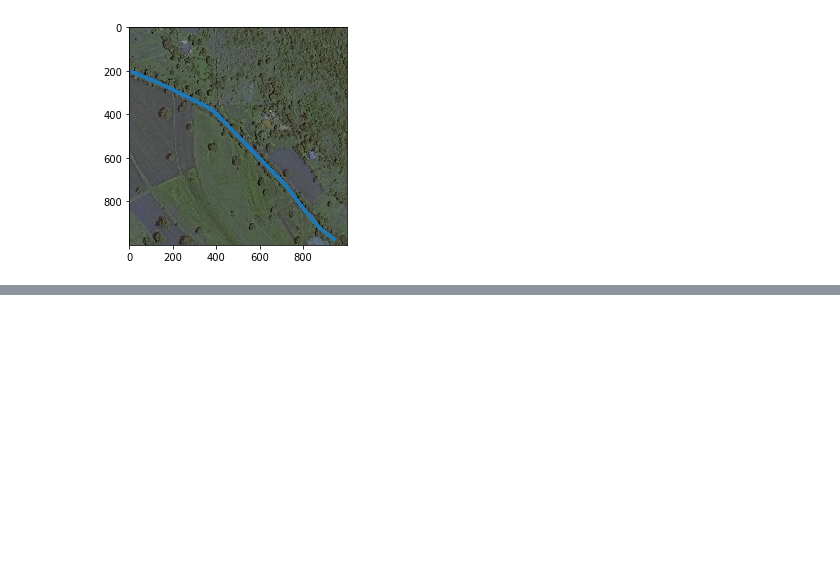
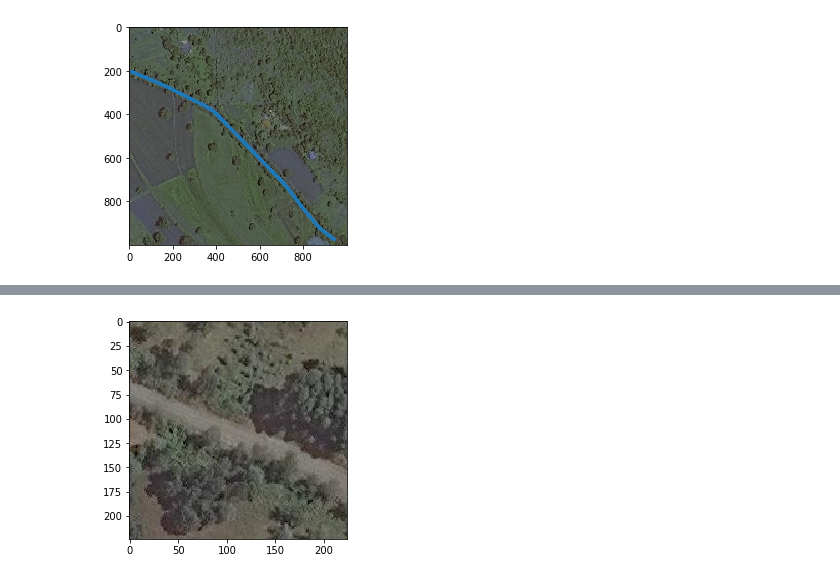
Before and after one commit to choiben314/cs325b, a Jupyter notebook: ben_dev.ipynb, the cells around one changed output, grey strips where cells are left out. Saved outputs shown, nothing was run; the diff lists cells and outputs as text; code cells hidden in the pictures; blank space fills up the shorter version.

```diff
--- a/ben_dev.ipynb
+++ b/ben_dev.ipynb
@@ -573,0 +626,84 @@ import tensorflow as tf
+# %%
+# from keras import preprocessing
+# from keras.applications import VGG16
+# from keras.applications.vgg16 import preprocess_input
+# from keras.models import Sequential, Model
+# from keras.layers import Dropout, Flatten, Dense, GlobalAveragePooling2D
+from tensorflow.keras.preprocessing.image import ImageDataGenerator
+# from keras import optimizers
+# import keras
+import pandas as pd
+
+import matplotlib.pyplot as plt
+import cv2
+
+img_df = pd.DataFrame(list(map(
+    lambda e: (f"{e[0]}_{e[1]}.jpg", e[2]),
+    zip(
+        data_manager.dataframes['kenya'].index,
+        map(int, data_manager.dataframes['kenya']["id"]),
+        data_manager.dataframes['kenya']["class"]
+    )
+    )),
+columns=["filename", "class"])
+
+img_df = img_df.sample(n=1000, replace=False)
+
+mask_df = pd.DataFrame(list(map(
+    lambda e: (f"{e[0]}_kenya_224x224_mask_10.png", e[2]),
+    zip(
+        data_manager.dataframes['kenya'].index,
+        map(int, data_manager.dataframes['kenya']["id"]),
+        data_manager.dataframes['kenya']["class"]
+    )
+    )),
+columns=["filename", "class"])
+
+mask_df = mask_df.iloc[img_df.index]
+
+img_directory = "./data/kenya/224/cropped/"
+mask_directory = "./data/kenya/kenya_224x224_masks_10/"
+
+# plt.imshow(cv2.imread(img_directory + img_df[0:1]['filename'].values[0]))
+# plt.show()
+# plt.imshow(np.flip(255 * cv2.imread(mask_directory + mask_df[0:1]['filename'].values[0]), axis=0))
+# plt.show()
+
+datagen=ImageDataGenerator(validation_split=.3)
+
+def multiple_generator(generator, img_df, mask_df, img_dir, mask_dir, subset):
+    img_generator = datagen.flow_from_dataframe(
+        img_df,
+        directory=img_dir,
+        subset=subset,
+        class_mode='categorical',
+        batch_size=32,
+        seed=2,
+        shuffle=True,
+        target_size=(224, 224)
+    )
+    mask_generator = datagen.flow_from_dataframe(
+        mask_df,
+        directory=mask_dir,
+        subset=subset,
+        class_mode='categorical',
+        batch_size=32,
+        seed=2,
+        shuffle=True,
+        target_size=(224, 224)
+    )
+    while True:
+        img, lab = img_generator.next()
+        msk, _ = mask_generator.next()
+        # np.flip to account for upside-down mask
+        yield img.astype(np.int32), (img * np.flip(msk, axis=1)).astype(np.int32), lab
+
+train_generator=multiple_generator(datagen, img_df, mask_df, img_directory, mask_directory, 'training')
+val_generator=multiple_generator(datagen, img_df, mask_df, img_directory, mask_directory, 'validation')
+
+for image in train_generator:
+    plt.imshow(image[0][5])
+    plt.show()
+    plt.imshow(image[1][5])
+    break
+# %% [output]
@@ -573,0 +712 @@ import tensorflow as tf
+[figure, added]
```
Also changed, not shown: parts of 6 cells of this notebook, 3 other files.
